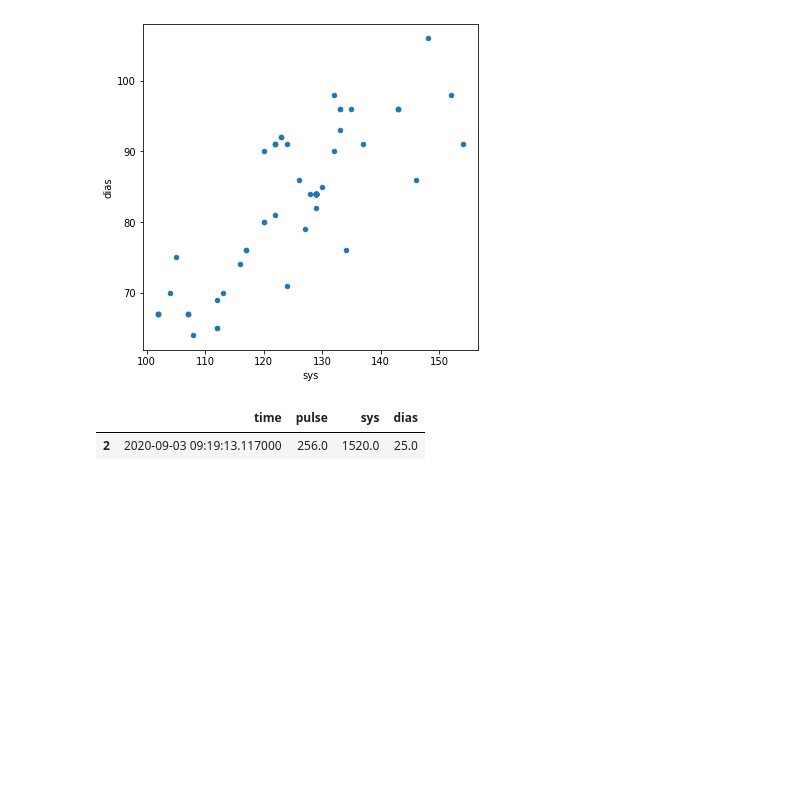
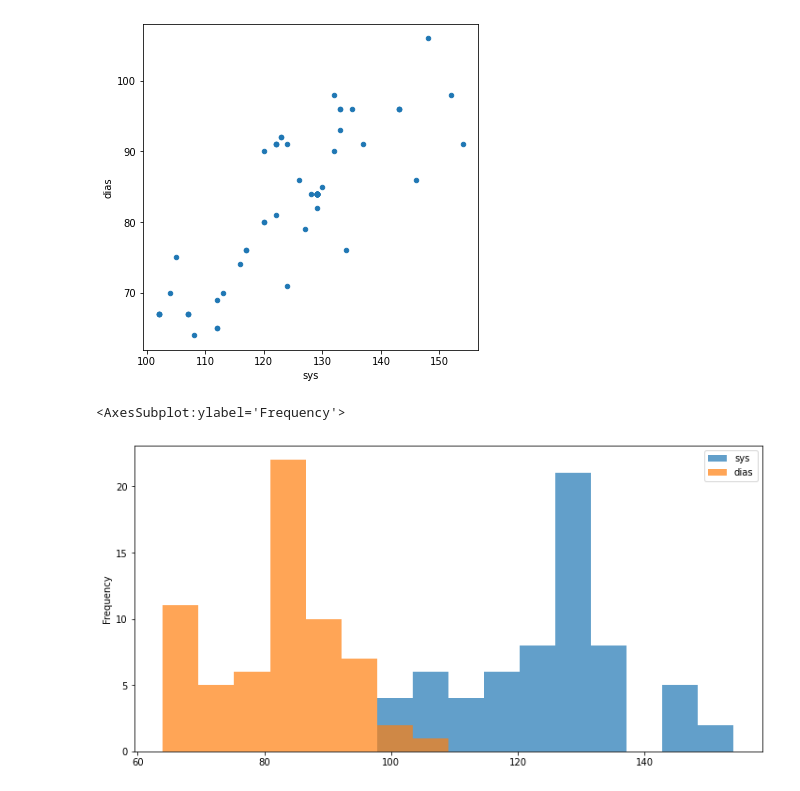
Before and after one commit to matr01/jupyter-hello, a Jupyter notebook: hello-pandas.ipynb, the cells around one changed output. Saved outputs shown, nothing was run; the diff lists cells and outputs as text; code cells hidden in the pictures; blank space fills up the shorter version.

```diff
--- a/hello-pandas.ipynb
+++ b/hello-pandas.ipynb
@@ -104,0 +96,4 @@ samp.corr()
+# %%
+# filter out outliers (i.e. numbers more distant from the mean than three times the standard deviation)
+samp = samples[np.abs(samples["sys"]-samples["sys"].mean()) <= (3*samples["sys"].std())]
+samp.corr()
@@ -112,9 +112,8 @@ samp.plot.scatter(x="sys",y="dias",figsize=(6,6))
 # %% [output]
 <AxesSubplot:xlabel='sys', ylabel='dias'>
 [figure]
-# %%
-# detect outliers
-samples[np.abs(samples["sys"]-samples["sys"].mean()) > (3*samples["sys"].std())]
-# %% [output]
-|  | time | pulse | sys | dias |
-| 2 | 2020-09-03 09:19:13.117000 | 256.0 | 1520.0 | 25.0 |
+# %%
+samp[["sys","dias"]].plot.hist(bins=16,alpha=0.7,figsize=(12,6))
+# %% [output]
+<AxesSubplot:ylabel='Frequency'>
+[figure, added]
```
Also changed, not shown: parts of 2 cells of this notebook, 1 other file.
